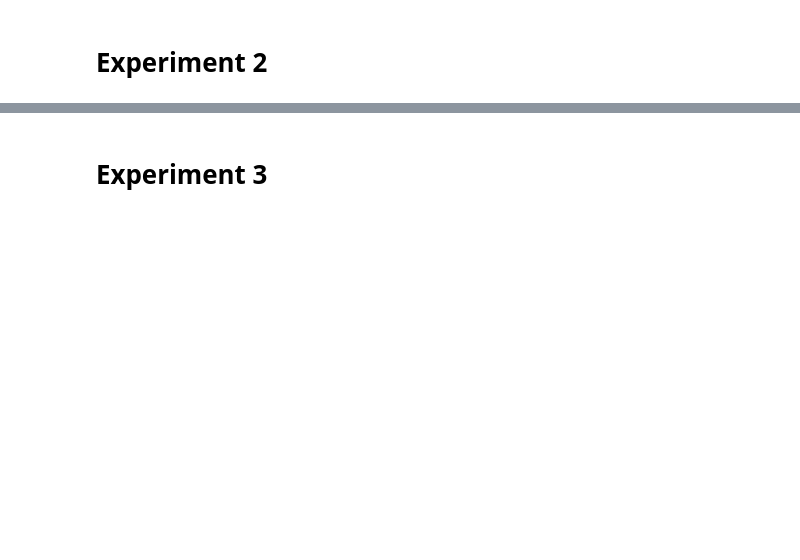
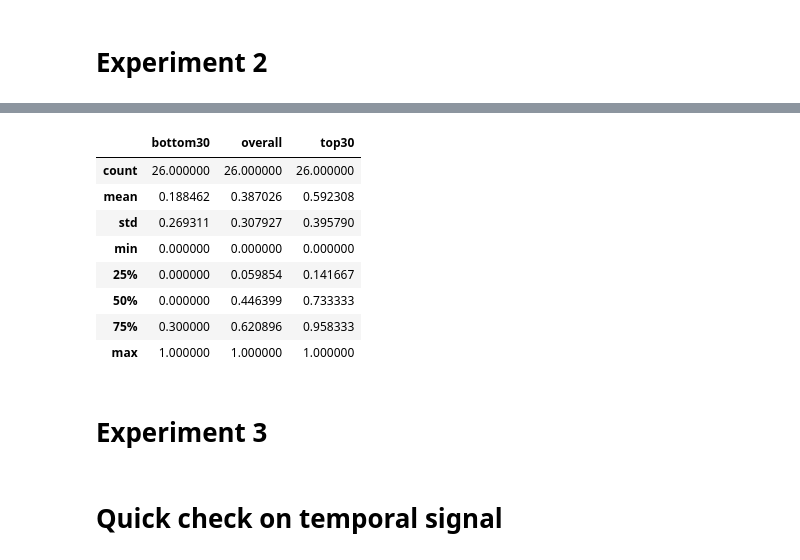
Before and after one commit to SkotBotCambo/wisdm_model_personalization, a Jupyter notebook: Experiment 1.ipynb, the cells around one changed output, grey strips where cells are left out. Saved outputs shown, nothing was run; the diff lists cells and outputs as text; code cells hidden in the pictures; blank space fills up the shorter version.

```diff
--- a/Experiment 1.ipynb
+++ b/Experiment 1.ipynb
@@ -29,8 +29,8 @@ def shuffle_rows(features, labels):
 def impersonal_pred(model, test_features):
     scaled_test_features = impersonal_scaler.transform(test_features)
 
-    impersonal_predictions = impersonal_clf.predict(scaled_test_features)
-    impersonal_probabilities = impersonal_clf.predict_proba(scaled_test_features)
+    impersonal_predictions = model.predict(scaled_test_features)
+    impersonal_probabilities = model.predict_proba(scaled_test_features)
     return impersonal_predictions, impersonal_probabilities
 # %%
 def personal_pred(personal_features, personal_labels, test_features):
@@ -41,7 +41,7 @@ def personal_pred(personal_features, personal_labels, test_features):
 
     personal_clf = wisdm.weka_RF()
     personal_clf.set_params(n_estimators=n_trees, n_jobs=n_cores)
-    personal_clf.fit(scaled_personal_features, random_personal_labels)
+    personal_clf.fit(scaled_personal_features, personal_labels)
 
     personal_predictions = personal_clf.predict(scaled_test_features)
     personal_probabilities = personal_clf.predict_proba(scaled_test_features)
@@ -477,8 +477,8 @@ for user_id in wisdm.user_ids:
 
     scaled_personal_features = impersonal_scaler.transform(personal_features)
 
-    impersonal_probabilities = impersonal_clf.predict_prob(personal_features)
-    impersonal_predictions = impersonal_clf.predict(personal_features)
+    impersonal_probabilities = impersonal_clf.predict_proba(scaled_personal_features)
+    impersonal_predictions = impersonal_clf.predict(scaled_personal_features)
 
     # get ranking
     confidence_ranking = np.argsort(np.max(impersonal_probabilities, axis=1))
@@ -500,2 +518,16 @@ results_df_exp2 = pd.DataFrame(result_rows)
+# %%
+results_df_exp2.describe()
+# %% [output]
+|  | bottom30 | overall | top30 |
+| count | 26.000000 | 26.000000 | 26.000000 |
+| mean | 0.188462 | 0.387026 | 0.592308 |
+| std | 0.269311 | 0.307927 | 0.395790 |
+| min | 0.000000 | 0.000000 | 0.000000 |
+| 25% | 0.000000 | 0.059854 | 0.141667 |
+| 50% | 0.000000 | 0.446399 | 0.733333 |
+| 75% | 0.300000 | 0.620896 | 0.958333 |
+| max | 1.000000 | 1.000000 | 1.000000 |
 # %% [markdown]
 # Experiment 3
+# %% [markdown]
+# Quick check on temporal signal
```
Also changed, not shown: parts of 44 cells of this notebook, 7 other files.
